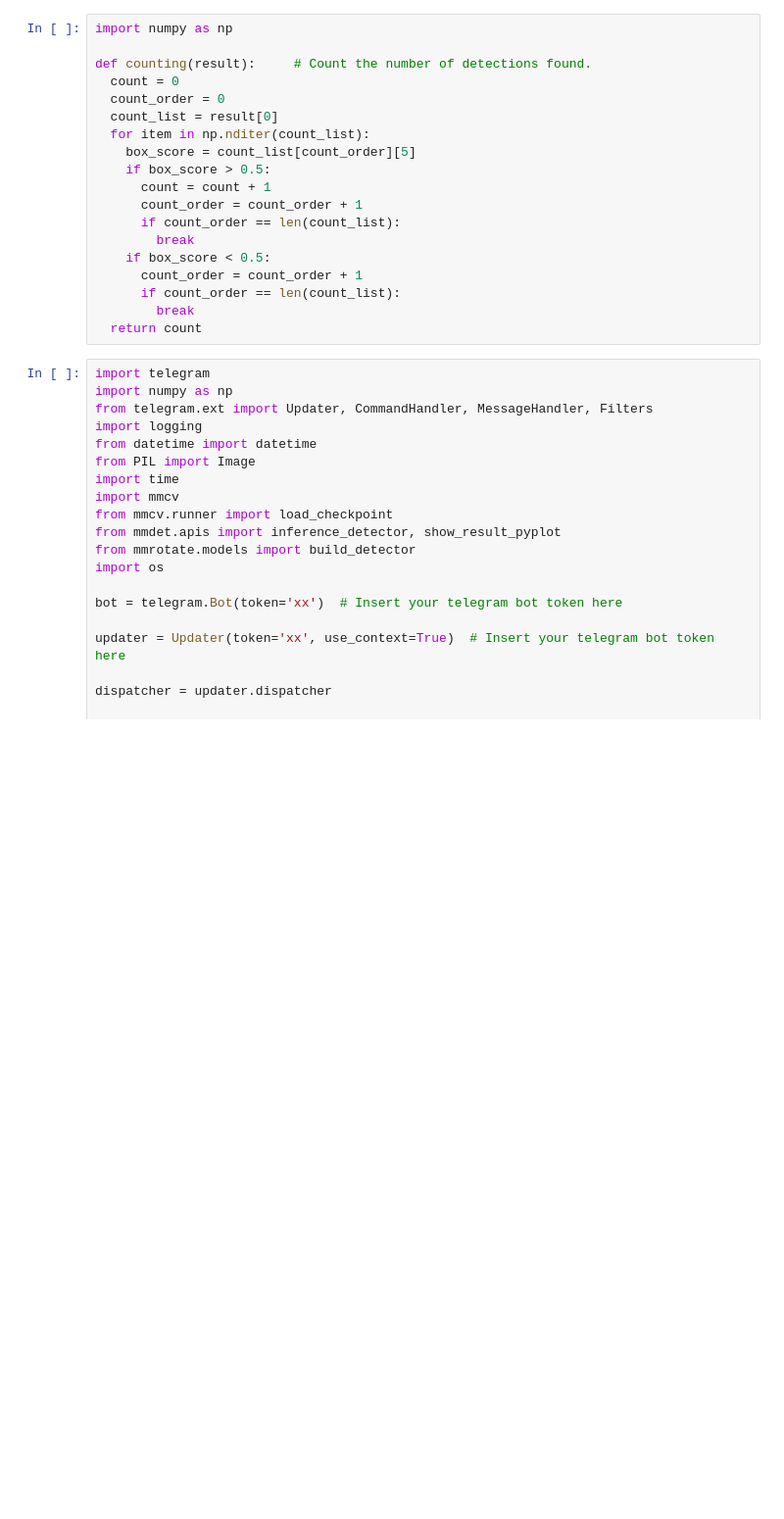
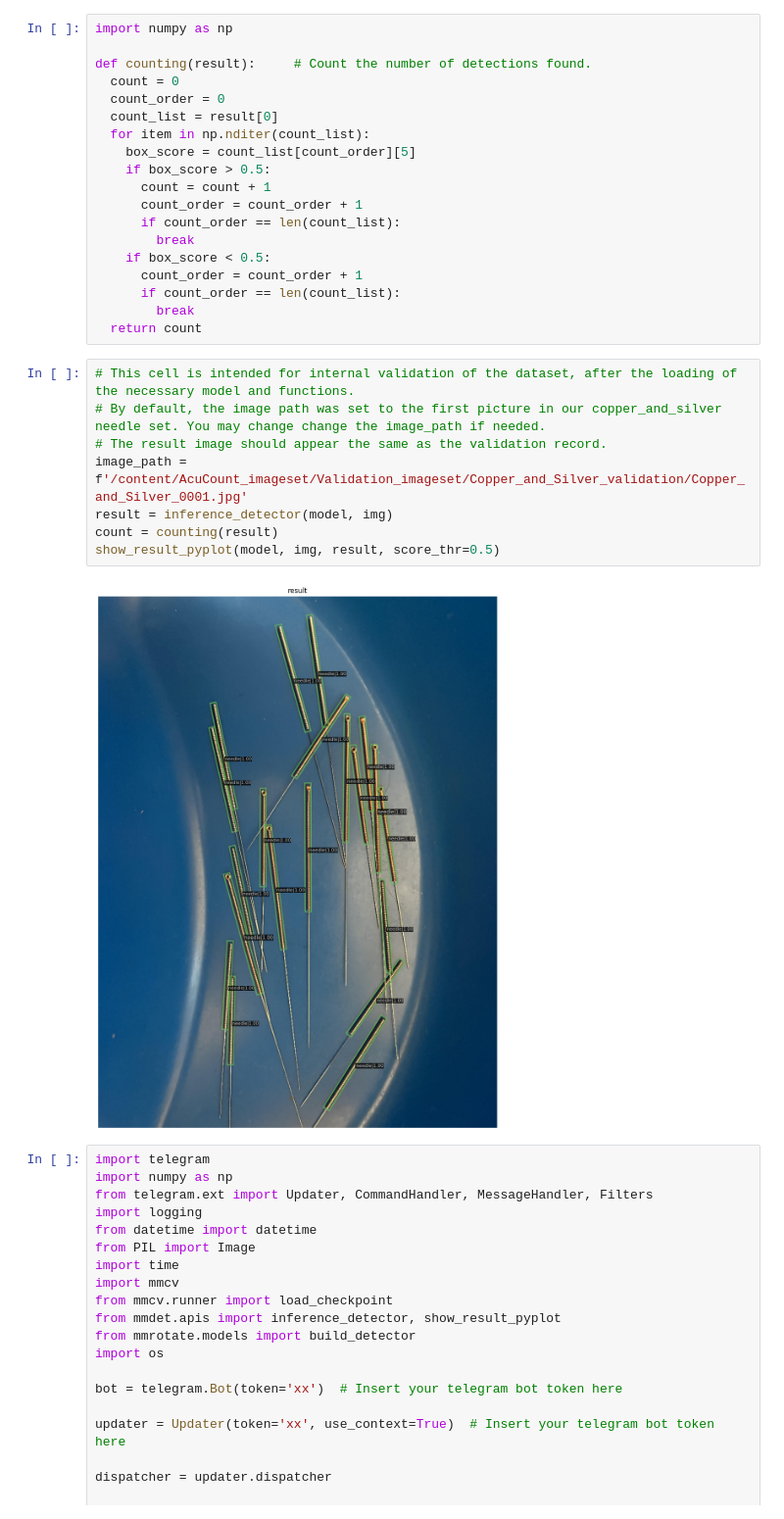
Before and after one commit to Deadfish-hk/AcuCount_Imageset, a Jupyter notebook: telegram_bot_colab_mmrotate_github.ipynb, the cells around one changed output. Shown at 98% size. Saved outputs shown, nothing was run; the diff lists cells and outputs as text; blank space fills up the shorter version.

Commit message:
Add a new cell for internal validation, even without access to telegram bot

```diff
--- a/telegram_bot_colab_mmrotate_github.ipynb
+++ b/telegram_bot_colab_mmrotate_github.ipynb
@@ -101,6 +171,16 @@ def counting(result):     # Count the number of detections found.
       if count_order == len(count_list):
         break
   return count
+# %%
+# This cell is intended for internal validation of the dataset, after the loading of the necessary model and functions.
+# By default, the image path was set to the first picture in our copper_and_silver needle set. You may change change the image_path if needed.
+# The result image should appear the same as the validation record.
+image_path = f'/content/AcuCount_imageset/Validation_imageset/Copper_and_Silver_validation/Copper_and_Silver_0001.jpg'
+result = inference_detector(model, img)
+count = counting(result)
+show_result_pyplot(model, img, result, score_thr=0.5)
+# %% [output]
+[figure, added]
 # %%
 import telegram
 import numpy as np
```
Also changed, not shown: parts of 6 cells of this notebook.
